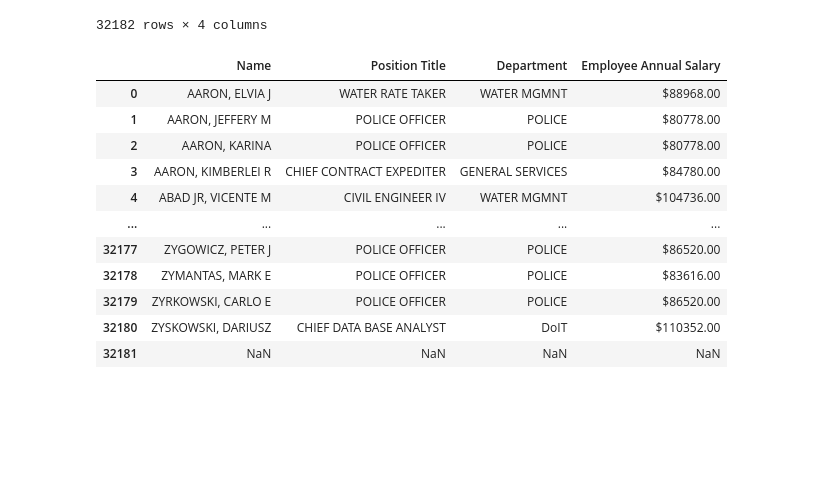
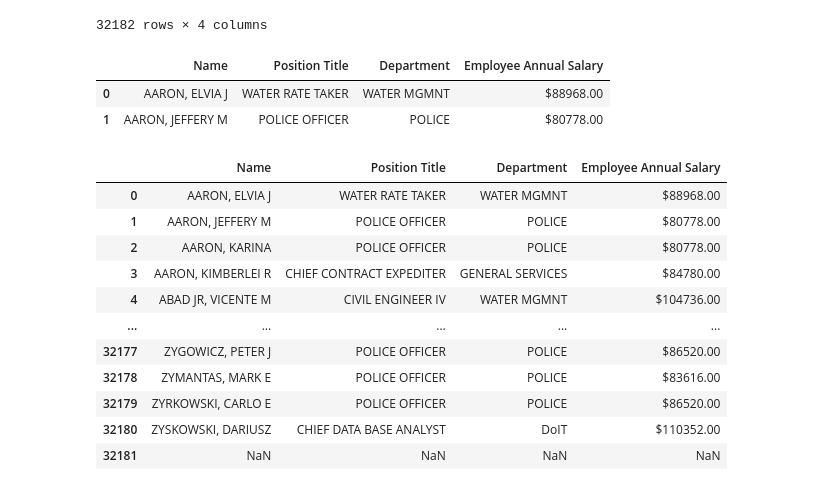
Before and after one commit to WesleySiNeves/AprendendoPython, a Jupyter notebook: Curso_Python_DSA/Cap08 (pydata)/Notebooks/DSA-Python-Cap08-02-Pandas.ipynb, the cells around one changed output. Cells and saved outputs as stored; diff of their text form; code cells hidden in the pictures; blank space fills up the shorter version.

```diff
--- a/Curso_Python_DSA/Cap08 (pydata)/Notebooks/DSA-Python-Cap08-02-Pandas.ipynb
+++ b/Curso_Python_DSA/Cap08 (pydata)/Notebooks/DSA-Python-Cap08-02-Pandas.ipynb
@@ -492,6 +503,12 @@ df
 | 32180 | ZYSKOWSKI, DARIUSZ | CHIEF DATA BASE ANALYST | DoIT | $110352.00 |
 | 32181 | NaN | NaN | NaN | NaN |
 32182 rows × 4 columns
+# %%
+df[0:2]
+# %% [output]
+|  | Name | Position Title | Department | Employee Annual Salary |
+| 0 | AARON, ELVIA J | WATER RATE TAKER | WATER MGMNT | $88968.00 |
+| 1 | AARON, JEFFERY M | POLICE OFFICER | POLICE | $80778.00 |
 # %%
 # Usando o método read_table
 df = pd.read_table('salarios.csv', sep = ',')
```
Also changed, not shown: parts of 3 cells of this notebook, 10 other files.
